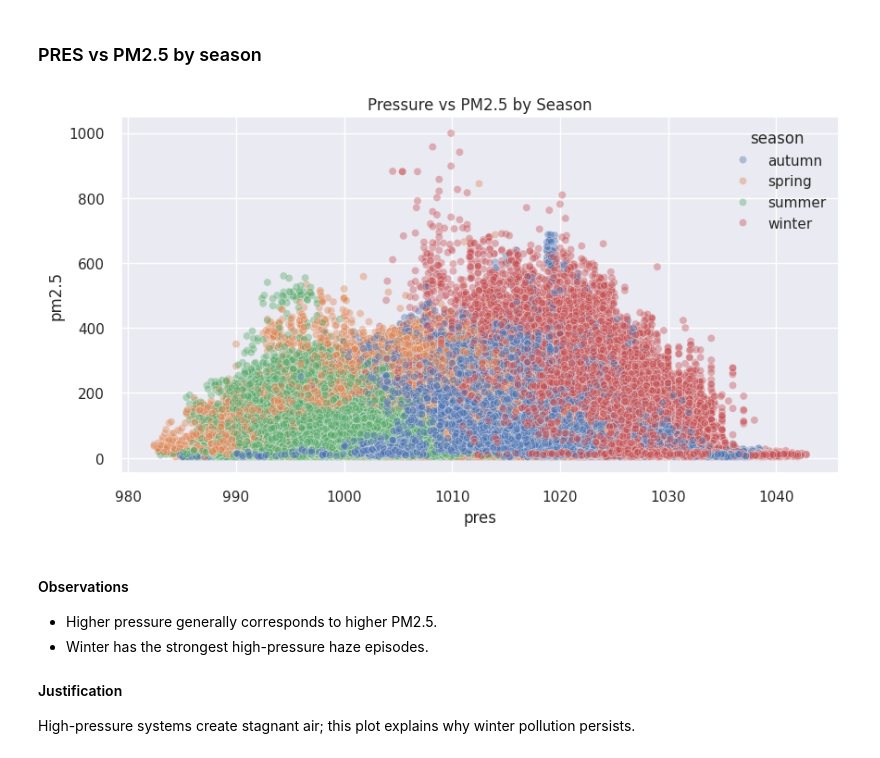
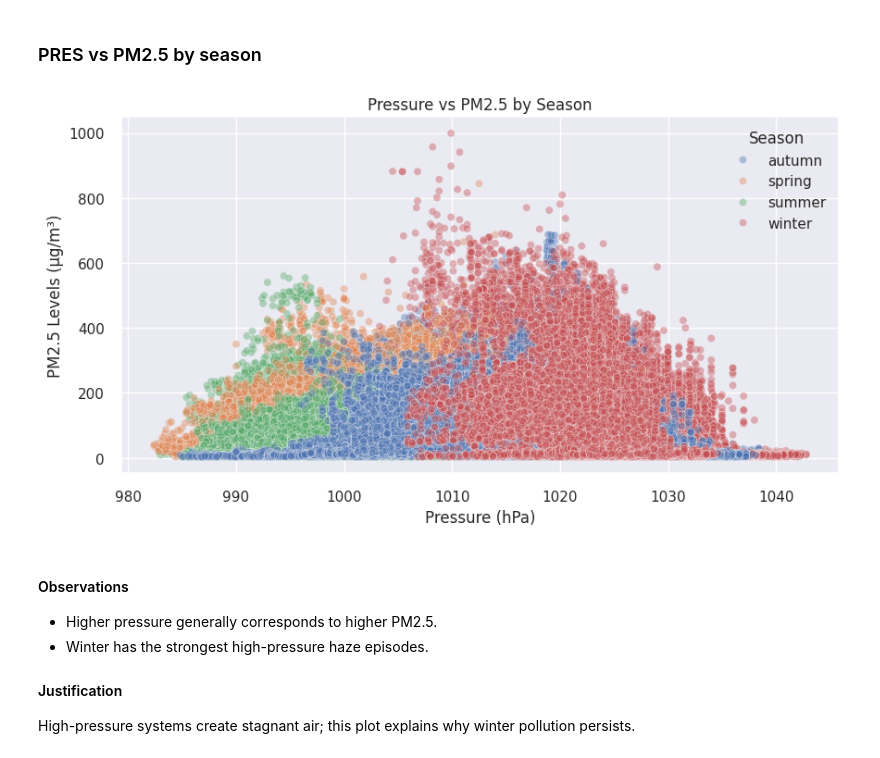
Before and after one commit to RSE1982/beijing-air-quality, a Jupyter notebook: notebooks/05_h1_pm25_season.ipynb, the cells around one changed output. Saved outputs shown, nothing was run; the diff lists cells and outputs as text; code cells hidden in the pictures.

Commit message:
fix: refactor 05_pm5_season.ipynb

```diff
--- a/notebooks/05_h1_pm25_season.ipynb
+++ b/notebooks/05_h1_pm25_season.ipynb
@@ -101,11 +101,13 @@ sns.set_theme() # set seaborn theme
 # %% [markdown]
 We define paths for input datasets to ensure the notebook is portable and reproducible.
 # %%
-project_root = Path.cwd().parent # Assuming this script is in a subdirectory of the project root
-data_path = project_root / "data" # Path to the data directory
+PROJECT_PATH = Path.cwd().parent # Assuming this script is in a subdirectory of the project root
+DATA_PATH = PROJECT_PATH / "data" # Path to the data directory
 
-sys.path.append(str(project_root)) # Add project root to sys.path
+sys.path.append(str(PROJECT_PATH)) # Add project root to sys.path
 
-input_path = data_path / "engineered" / "beijing_feature_engineered.parquet" # input file path
-print("Input path :", input_path) # Print input path
+INPUT_PATH = DATA_PATH / "cleaned" / "beijing_cleaned.parquet" # input file path
+FIGURES_PATH = PROJECT_PATH / "figures" / "h1" # path to save figures
+FIGURES_PATH.mkdir(parents=True, exist_ok=True) # create figure directory if it doesn't exist
+print("Input path :", INPUT_PATH) # Print input path
 # %% [output]
@@ -115,6 +117,6 @@ Input path : /home/robert/Projects/beijing-air-quality/data/engineered/beijing_f
 # %% [markdown]
 Load the feature engineered dataset created in Notebook 04.
 # %%
-df = pd.read_parquet(input_path) # Load cleaned data
+df = pd.read_parquet(INPUT_PATH) # Load cleaned data
 df.head() # Display first few rows of the dataframe
 # %% [output]
@@ -371,16 +391,20 @@ Temperature affects mixing height and dispersion; this plot links meteorological
 # %%
 plt.figure(figsize=(10, 5)) # Set figure size
 sns.scatterplot(
     data=df,
-    x='pres',
-    y='pm2.5',
+    x='pressure',
+    y='pm25',
     hue='season',
     alpha=0.4
 ) # Scatter plot of Pressure vs PM2.5 colored by season
 plt.title("Pressure vs PM2.5 by Season") # Add title
+plt.xlabel("Pressure (hPa)") # X-axis label
+plt.ylabel("PM2.5 Levels (µg/m³)") # Y-axis label
+plt.legend(title='Season') # Legend
+plt.savefig(FIGURES_PATH / "pressure_vs_pm25_season.png") # Save plot
 plt.show() # Show plot
 # %% [output]
-[figure, old version]
+[figure, new version]
 # %% [markdown]
 #### Observations
 
```
Also changed, not shown: parts of 17 cells of this notebook, 8 other files.
